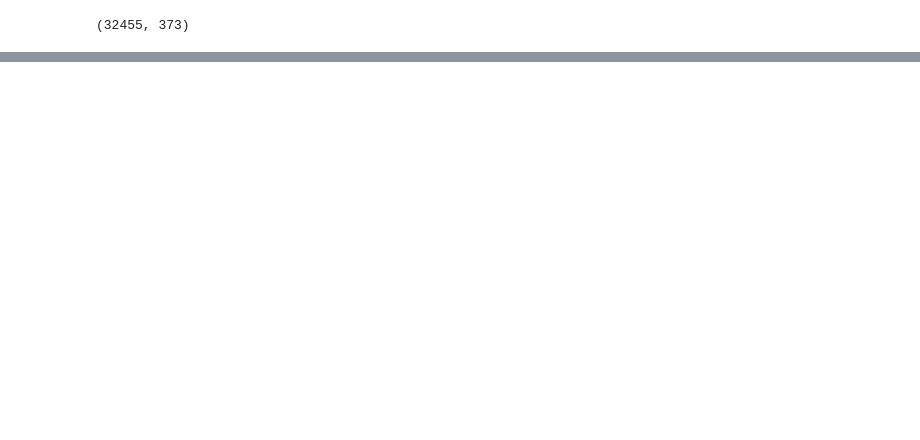
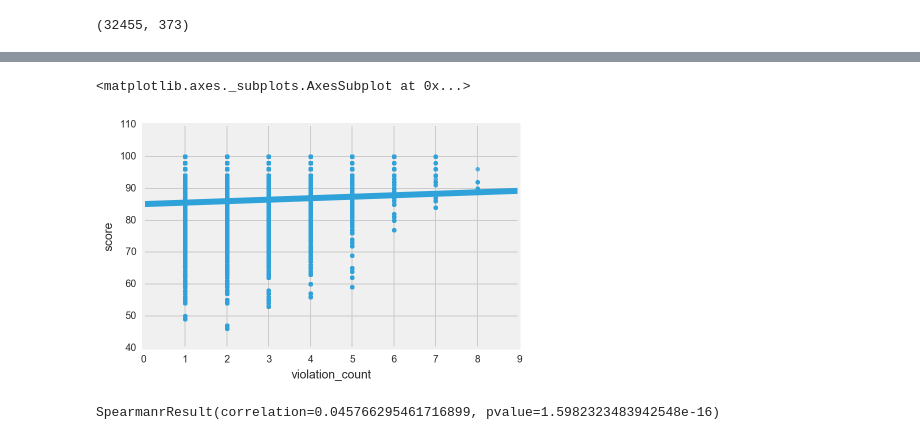
Before and after one commit to vnessified/DSI-SF-2-vnessified, a Jupyter notebook: projects/project-04/project-4-regression.ipynb, the cells around one changed output, grey strips where cells are left out. Saved outputs shown, nothing was run; the diff lists cells and outputs as text; code cells hidden in the pictures; blank space fills up the shorter version.

```diff
--- a/projects/project-04/project-4-regression.ipynb
+++ b/projects/project-04/project-4-regression.ipynb
@@ -290,0 +360,14 @@ dtype: int64
+# %%
+#the idea here to to see if there's a linear relationship between score and violation_count
+#if there is I'd keep it as a continuous variable, if not I'd make it categorical
+sns.regplot(x='violation_count', y='score', data=violations_parsed)
+# %% [output]
+<matplotlib.axes._subplots.AxesSubplot at 0x...>
+[figure, added]
+# %%
+#this is a better gauge of linearity between score and violation_count...
+#implies there's not linear relationship, so it's making this categorical is the best bet
+#I'll use patsy to binarize this
+spearmanr(violations_parsed.score.values, violations_parsed.violation_count.values)
+# %% [output]
+SpearmanrResult(correlation=0.045766295461716899, pvalue=1.5982323483942548e-16)
```
Also changed, not shown: parts of 83 cells of this notebook.
